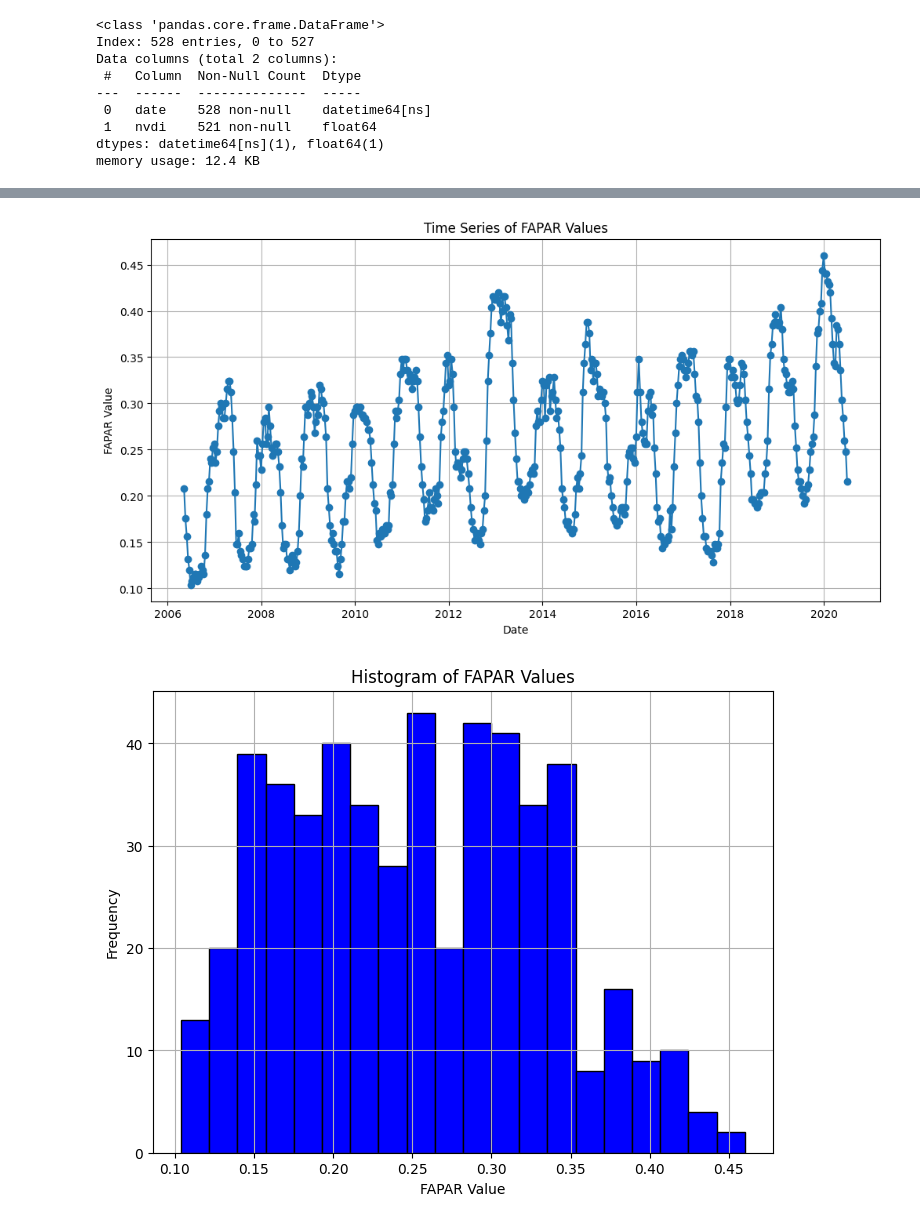
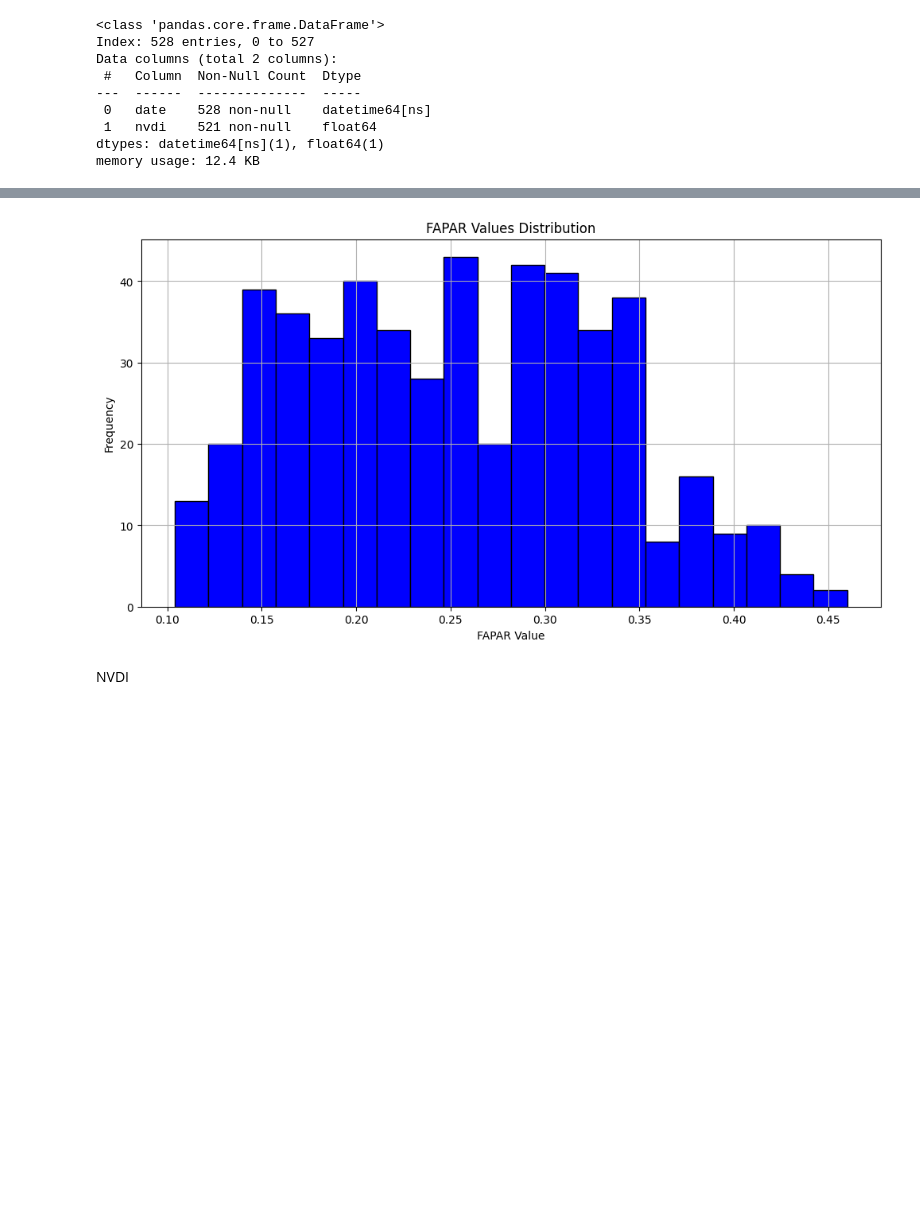
Before and after one commit to Zrive/zrive-ds-4q23-olive, a Jupyter notebook: notebooks/initial_climate_data_eda.ipynb, the cells around one changed output, grey strips where cells are left out. Cells and saved outputs as stored; diff of their text form; code cells hidden in the pictures; blank space fills up the shorter version.

```diff
--- a/notebooks/initial_climate_data_eda.ipynb
+++ b/notebooks/initial_climate_data_eda.ipynb
@@ -159,21 +300,13 @@ memory usage: 12.4 KB
 # %%
-# Time Series Plot
+# Histogram of distribution
 plt.figure(figsize=(12, 6))
-plt.plot(ds_fapar['date'], ds_fapar['fapar'], marker='o', linestyle='-')
-plt.title('Time Series of FAPAR Values')
-plt.xlabel('Date')
-plt.ylabel('FAPAR Value')
-plt.grid(True)
-plt.show()
-
-# Histogram of distribution
-plt.figure(figsize=(8, 6))
 plt.hist(ds_fapar['fapar'], bins=20, color='blue', edgecolor='black')
-plt.title('Histogram of FAPAR Values')
+plt.title('FAPAR Values Distribution')
 plt.xlabel('FAPAR Value')
 plt.ylabel('Frequency')
 plt.grid(True)
 plt.show()
 # %% [output]
-[figure, old version]
+[figure, new version]
-[figure, removed]
+# %% [markdown]
+NVDI
```
Also changed, not shown: parts of 30 cells of this notebook, 2 other files.
